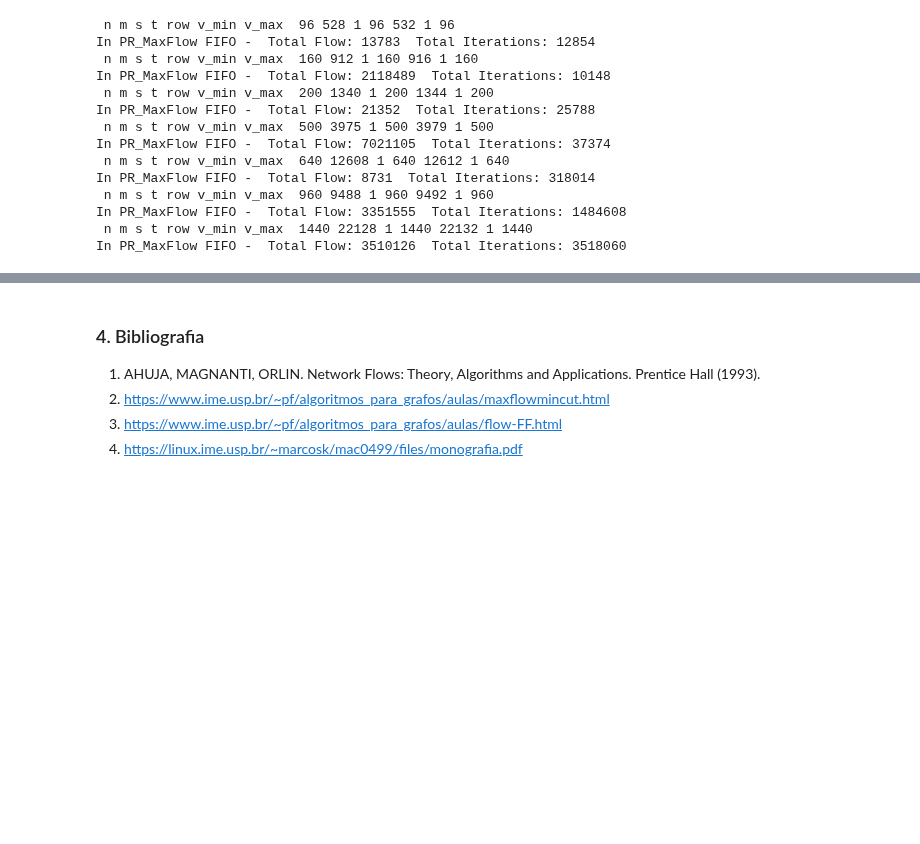
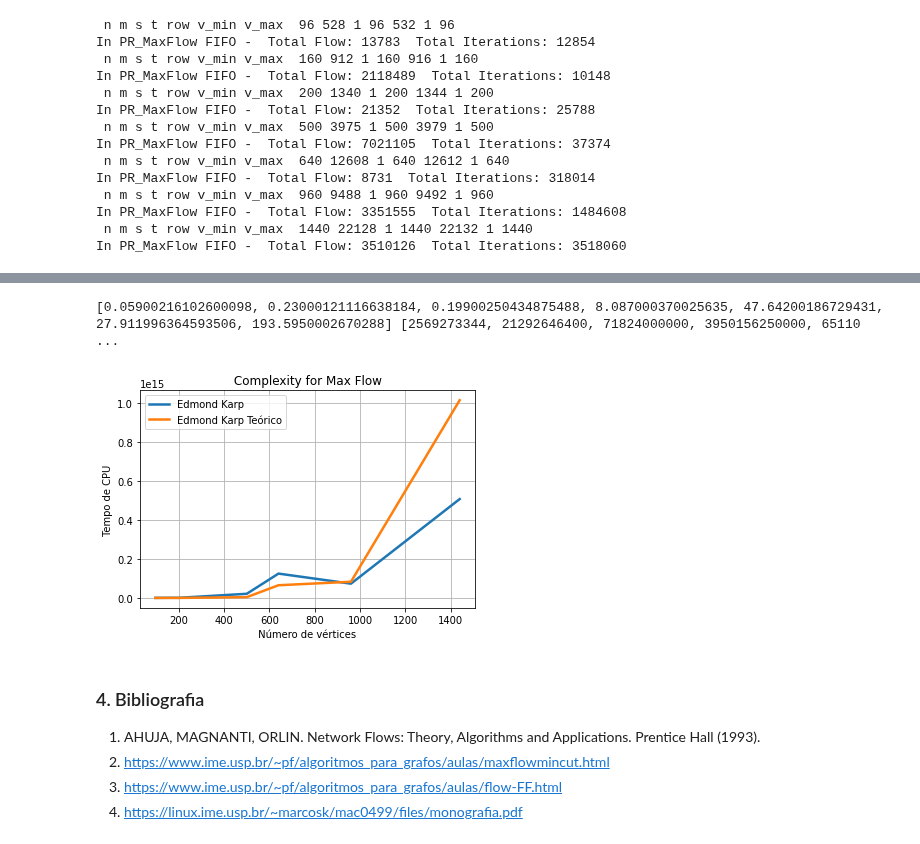
Before and after one commit to bellamariz/INF1721-T3-22.1, a Jupyter notebook: AA221_T3.ipynb, the cells around one changed output, grey strips where cells are left out. Drawn from its saved outputs; the diff is of its cells as text; code cells hidden in the pictures; blank space fills up the shorter version.

```diff
--- a/AA221_T3.ipynb
+++ b/AA221_T3.ipynb
@@ -984,3 +992,31 @@ plt.show()
+# %%
+print(tempos_cpu_edmond_karp, complexidade_teorica_EK)
+# %% [output]
+[0.05900216102600098, 0.23000121116638184, 0.19900250434875488, 8.087000370025635, 47.64200186729431, 27.911996364593506, 193.5950002670288] [2569273344, 21292646400, 71824000000, 3950156250000, 65110 ...
+# %%
+# ultimo ponto (x,y) a ser plotado para cada vetor
+v1 = tempos_cpu_edmond_karp[-1]
+v2 = complexidade_teorica_EK[-1]
+
+# criamos uma constante para melhorar a escala do grafico
+valor_para_escalar_o_plot = v1/v2
+
+# aplicando a constante de escala no vetor das complexidades
+y_tempos_cpu_funcao = [
+    0.5*(el/valor_para_escalar_o_plot) for el in tempos_cpu_edmond_karp]
+# %%
+plt.plot(numero_de_vertices, y_tempos_cpu_funcao, label='Edmond Karp', linewidth=2.5)
+plt.plot(numero_de_vertices, complexidade_teorica_EK, label='Edmond Karp Teórico', linewidth=2.5)
+
+plt.title(" Complexity for Max Flow ")
+plt.ylabel(" Tempo de CPU ")
+plt.xlabel(" Número de vértices ")
+
+plt.grid()
+plt.legend()
+plt.show()
+# %% [output]
+[figure, added]
 # %% [markdown]
 ### 4. Bibliografia
 
```
Also changed, not shown: parts of 9 cells of this notebook.
